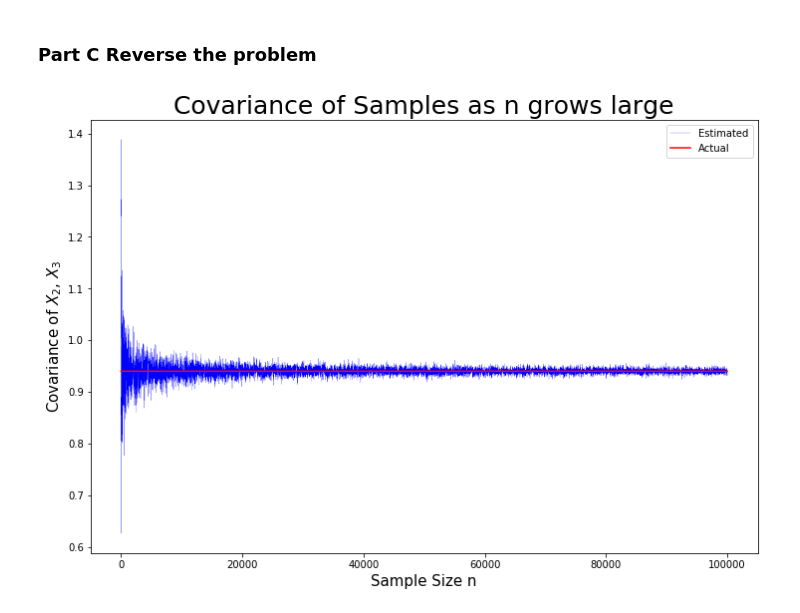
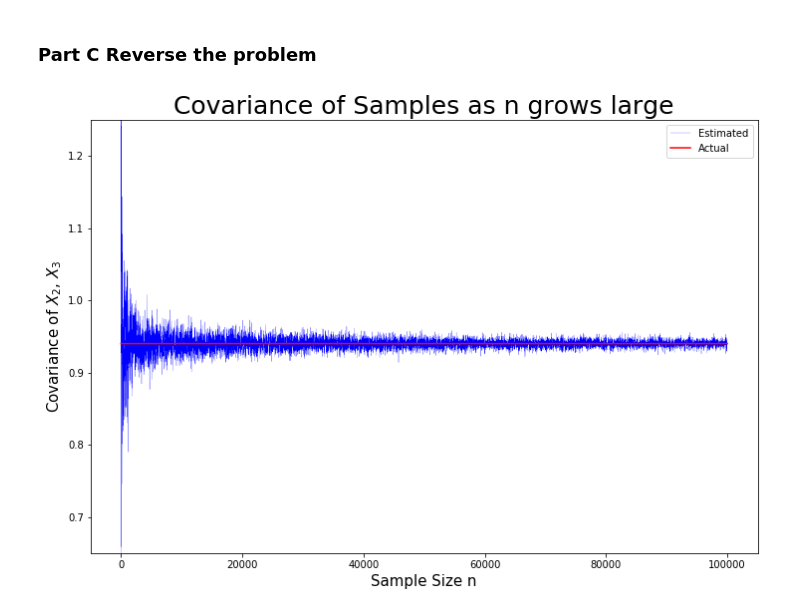
Before and after one commit to jsigee87/Data-Science-Lab-ee379k, a Jupyter notebook: lab2/src/problem1.ipynb, the cells around one changed output. Saved outputs shown, nothing was run; the diff lists cells and outputs as text; code cells hidden in the pictures.

```diff
--- a/lab2/src/problem1.ipynb
+++ b/lab2/src/problem1.ipynb
@@ -88,10 +88,11 @@ actual = 0.94*np.ones(len(x))
 # %%
 plt.figure(figsize=(12,8))
 _ = plt.plot(x, estimated, 'b', linewidth=0.2, label='Estimated')
 _ = plt.plot(x, actual, 'r', label='Actual')
 _ = plt.title('Covariance of Samples as n grows large', FontSize=25)
 _ = plt.xlabel('Sample Size n', FontSize=15)
 _ = plt.ylabel('Covariance of $X_2$, $X_3$', FontSize=15)
+plt.ylim([0.65, 1.25])
 _ = plt.legend()
 # %% [output]
-[figure, old version]
+[figure, new version]
```
Also changed, not shown: 2 other files.
